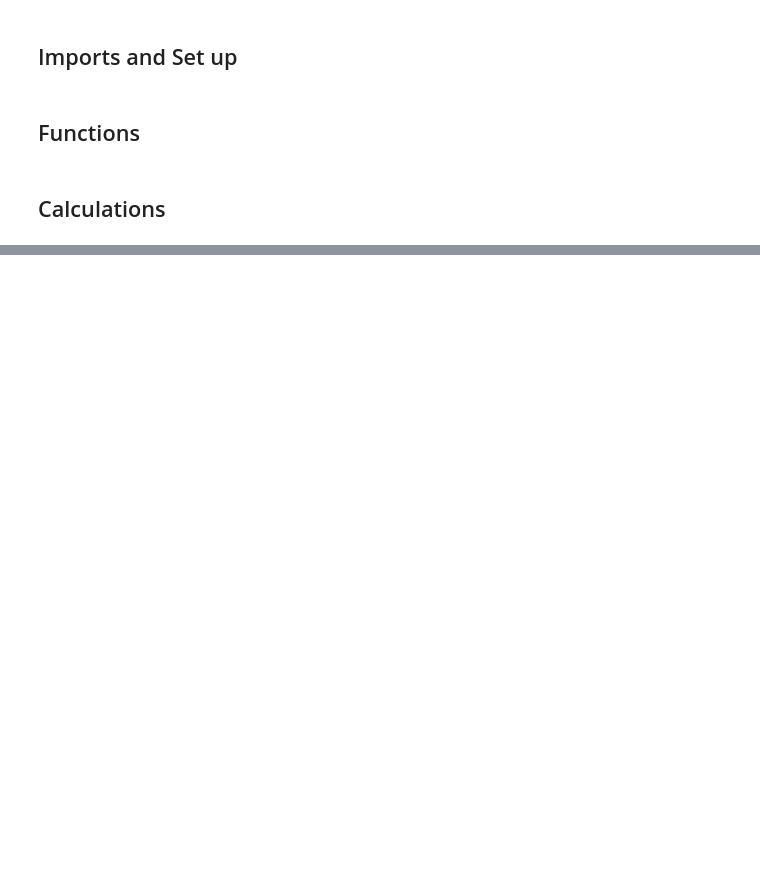
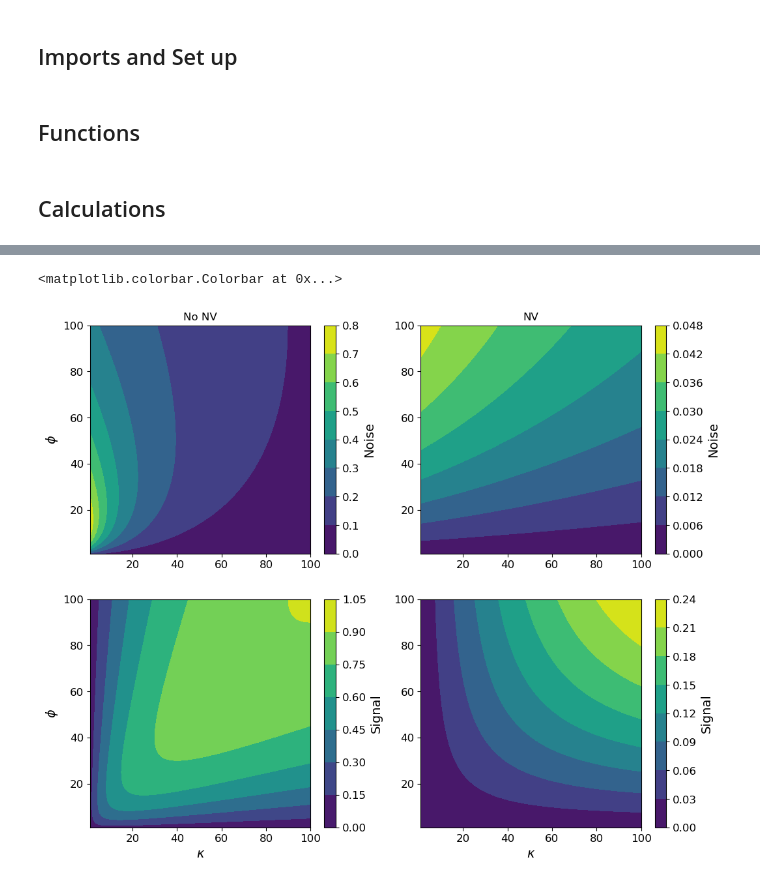
Before and after one commit to jleamer/mode_cooling, a Jupyter notebook: attenuation_calcs.ipynb, the cells around one changed output, grey strips where cells are left out. Drawn from its saved outputs; the diff is of its cells as text; code cells hidden in the pictures; blank space fills up the shorter version.

```diff
--- a/attenuation_calcs.ipynb
+++ b/attenuation_calcs.ipynb
@@ -219,0 +297,29 @@ plt.legend()
+# %%
+g = 100
+r = 2 * g
+# %%
+noise_no_nv, signal_no_nv, temp = get_photons_e_no_NV(ωm, κm, γ, ϕm, 0, 0, nT, β, 0)
+noise, signal, temp = get_photons_e(ωm, κm, γ, ϕm, g, r, 0, 0, nT, nc, β, 0)
+# %%
+fig = plt.figure(1, figsize=(12, 10))
+ax = fig.subplots(2, 2)
+im00 = ax[0][0].contourf(κm[0], ϕm[0], noise_no_nv / expected_noise)
+ax[0][0].set_ylabel("$\\phi$")
+ax[0][0].set_title("No NV")
+fig.colorbar(im00, label='Noise')
+
+im01 = ax[0][1].contourf(κm[0], ϕm[0], noise / expected_noise)
+ax[0][1].set_title("NV")
+fig.colorbar(im01, label='Noise')
+
+im10 = ax[1][0].contourf(κm[0], ϕm[0], signal_no_nv[0] / input_signal)
+ax[1][0].set_ylabel("$\\phi$")
+ax[1][0].set_xlabel("$\\kappa$")
+fig.colorbar(im10, label='Signal')
+
+im11 = ax[1][1].contourf(κm[0], ϕm[0], signal[0] / input_signal)
+ax[1][1].set_xlabel("$\\kappa$")
+fig.colorbar(im11, label='Signal')
+# %% [output]
+<matplotlib.colorbar.Colorbar at 0x...>
+[figure, added]
```
Also changed, not shown: parts of 30 cells of this notebook.
